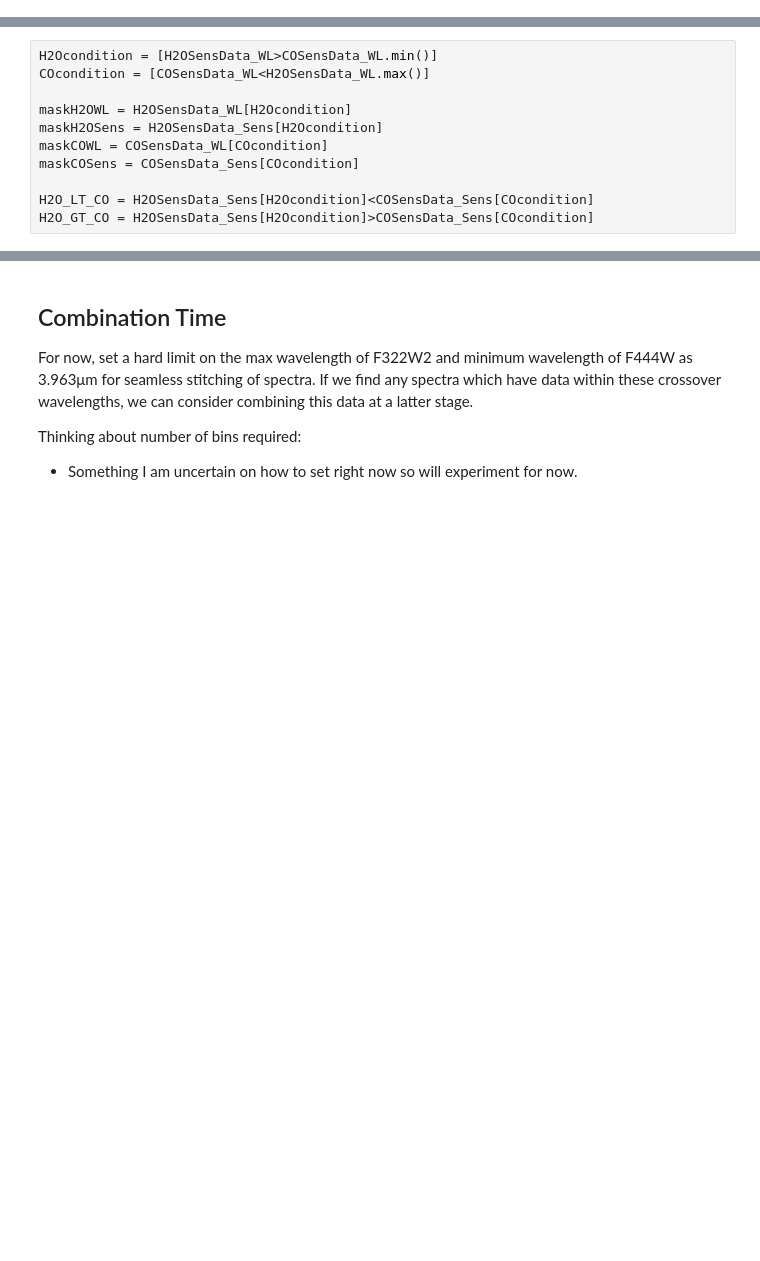
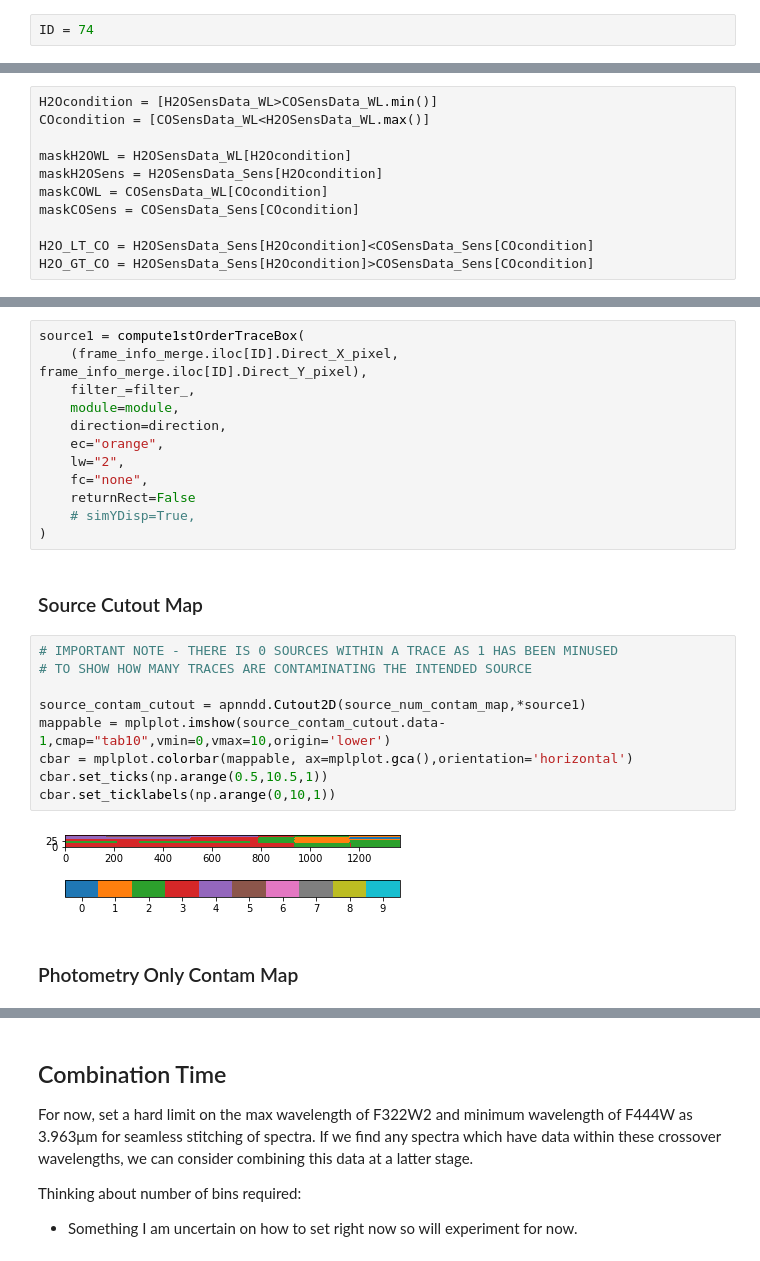
Before and after one commit to ou-astrophysics/NIRCam-WFSS-ERS-Spectral-Extraction, a Jupyter notebook: Spectra_Combination.ipynb, the cells around one changed output, grey strips where cells are left out. Drawn from its saved outputs; the diff is of its cells as text; blank space fills up the shorter version.

```diff
--- a/Spectra_Combination.ipynb
+++ b/Spectra_Combination.ipynb
@@ -5,3 +9,5 @@ Ideally want to resample the wavelength grid to that of our spectral resolution
+# %%
+ID = 74
 # %% [markdown]
 # Import Packages
 # %%
@@ -270,0 +506,27 @@ for idx , (res_arr,trace_x,trace_y,trace_WL,in_frame_data) in enumerate(zip(prim
+# %%
+source1 = compute1stOrderTraceBox(
+    (frame_info_merge.iloc[ID].Direct_X_pixel, frame_info_merge.iloc[ID].Direct_Y_pixel),
+    filter_=filter_,
+    module=module,
+    direction=direction,
+    ec="orange",
+    lw="2",
+    fc="none",
+    returnRect=False
+    # simYDisp=True,
+)
+# %% [markdown]
+### Source Cutout Map
+# %%
+# IMPORTANT NOTE - THERE IS 0 SOURCES WITHIN A TRACE AS 1 HAS BEEN MINUSED
+# TO SHOW HOW MANY TRACES ARE CONTAMINATING THE INTENDED SOURCE
+
+source_contam_cutout = apnndd.Cutout2D(source_num_contam_map,*source1)
+mappable = mplplot.imshow(source_contam_cutout.data-1,cmap="tab10",vmin=0,vmax=10,origin='lower')
+cbar = mplplot.colorbar(mappable, ax=mplplot.gca(),orientation='horizontal')
+cbar.set_ticks(np.arange(0.5,10.5,1))
+cbar.set_ticklabels(np.arange(0,10,1))
+# %% [output]
+[figure, added]
+# %% [markdown]
+### Photometry Only Contam Map
```
Also changed, not shown: parts of 126 cells of this notebook, 6 other files.
